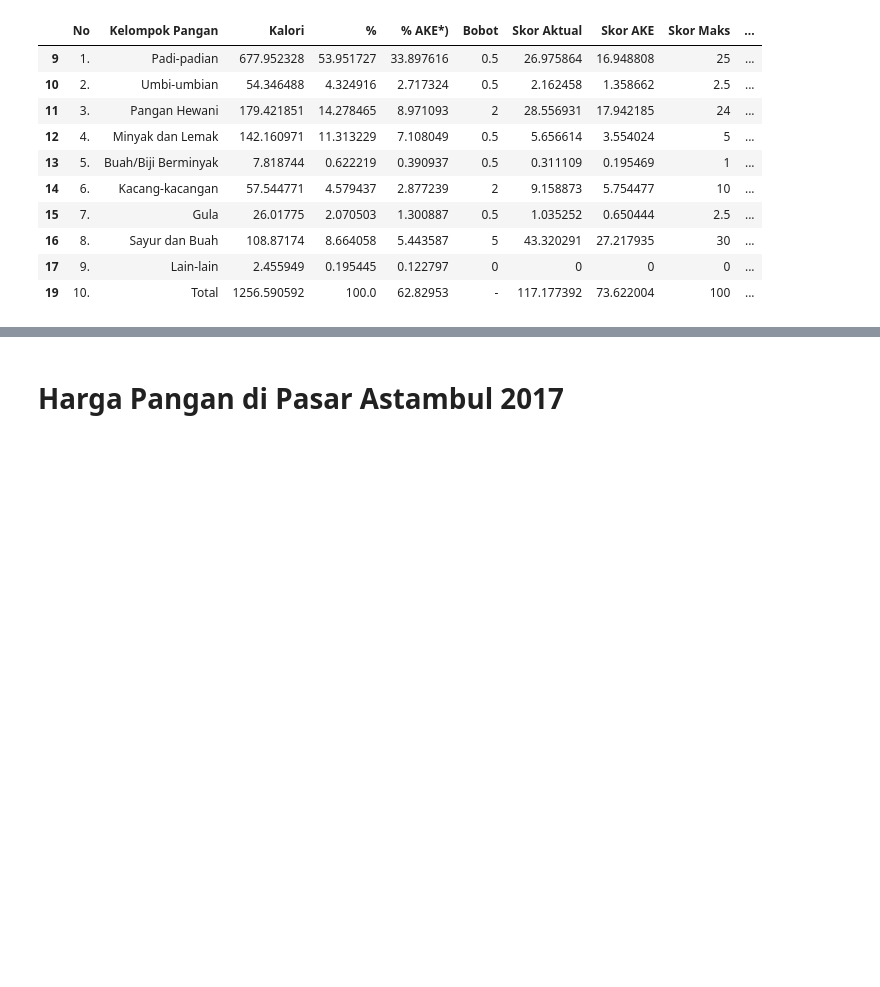
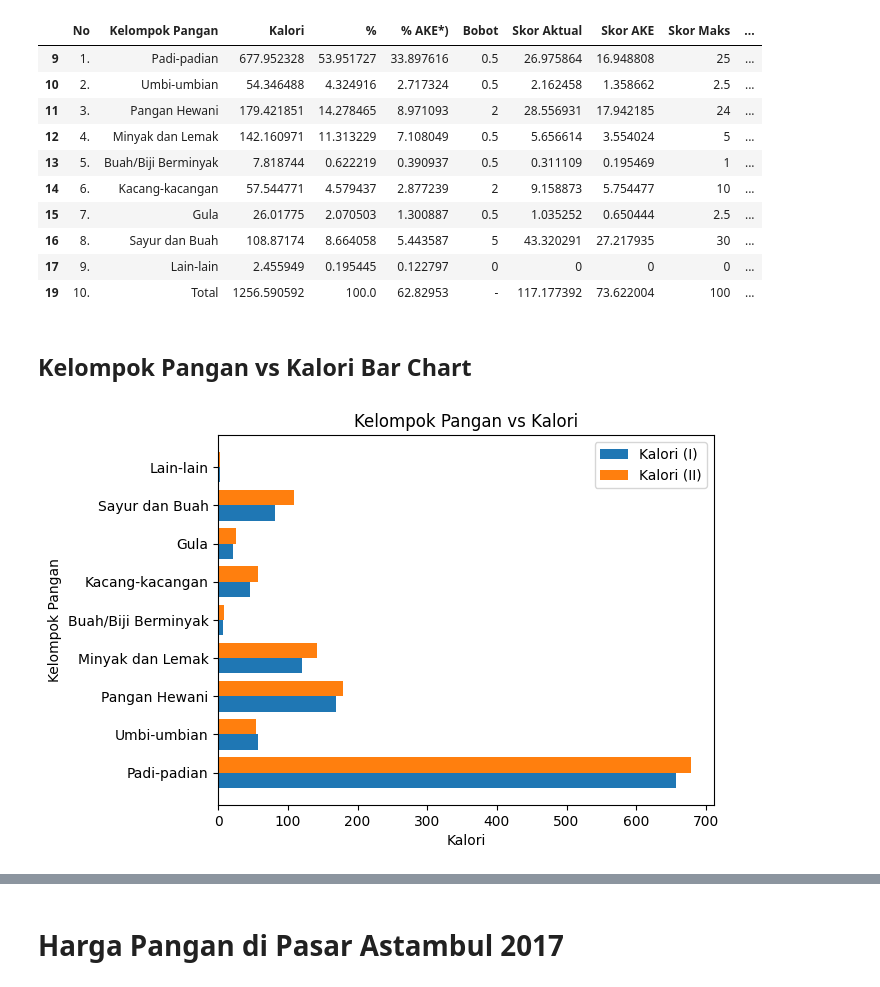
Before and after one commit to StefannusChristian/Data-Mining, a Jupyter notebook: Hands On 3 Studi Kasus/process_data.ipynb, the cells around one changed output, grey strips where cells are left out. Drawn from its saved outputs; the diff is of its cells as text; code cells hidden in the pictures; blank space fills up the shorter version.

```diff
--- a/Hands On 3 Studi Kasus/process_data.ipynb
+++ b/Hands On 3 Studi Kasus/process_data.ipynb
@@ -230,10 +230,12 @@ def show_skor_pph(excel_file: str,sheet_name: str):
         if (total_row[i] is np.nan): total_row[i] = '-'
     pph_2013_skor_pph_2013 = pph_2013_skor_pph_2013.iloc[:9]
     pph_2013_skor_pph_2013.loc[len(pph_2013_skor_pph_2013)+10] = total_row
-    display(pph_2013_skor_pph_2013)
+#     display(pph_2013_skor_pph_2013)
+    return pph_2013_skor_pph_2013
 
 sheet_name = "Skor PPH(2013-I)"
-show_skor_pph(excel_file,sheet_name)
+df_skor_pph_2013_1 = show_skor_pph(excel_file,sheet_name)
+df_skor_pph_2013_1
 # %% [output]
 |  | No | Kelompok Pangan | Kalori | % | % AKE*) | Bobot | Skor Aktual | Skor AKE | Skor Maks | ... |
 | 9 | 1. | Padi-padian | 656.842084 | 56.735712 | 32.842104 | 0.5 | 28.367856 | 16.421052 | 25 | ... |
@@ -250,7 +252,8 @@ show_skor_pph(excel_file,sheet_name)
 ## Skor PPH(2013-II)
 # %%
 sheet_name = "Skor PPH(2013-II)"
-show_skor_pph(excel_file,sheet_name)
+df_skor_pph_2013_2 = show_skor_pph(excel_file,sheet_name)
+df_skor_pph_2013_2
 # %% [output]
 |  | No | Kelompok Pangan | Kalori | % | % AKE*) | Bobot | Skor Aktual | Skor AKE | Skor Maks | ... |
 | 9 | 1. | Padi-padian | 677.952328 | 53.951727 | 33.897616 | 0.5 | 26.975864 | 16.948808 | 25 | ... |
@@ -263,3 +266,27 @@ show_skor_pph(excel_file,sheet_name)
 | 16 | 8. | Sayur dan Buah | 108.87174 | 8.664058 | 5.443587 | 5 | 43.320291 | 27.217935 | 30 | ... |
 | 17 | 9. | Lain-lain | 2.455949 | 0.195445 | 0.122797 | 0 | 0 | 0 | 0 | ... |
 | 19 | 10. | Total | 1256.590592 | 100.0 | 62.82953 | - | 117.177392 | 73.622004 | 100 | ... |
+# %%
+def show_barplot_2013(x_axis_1: list, x_axis_2: list, y_axis: list, title:str, x_lable:str,y_lable:str):
+    Y_axis = np.arange(len(y_axis))
+
+    plt.barh(Y_axis - 0.2, x_axis_1, 0.4, label = 'Kalori (I)')
+    plt.barh(Y_axis + 0.2, x_axis_2, 0.4, label = 'Kalori (II)')
+
+    plt.yticks(Y_axis, y_axis)
+
+    plt.ylabel(y_lable)
+    plt.xlabel(x_lable)
+
+    plt.title(title)
+    plt.legend()
+    plt.show()
+# %% [markdown]
+## Kelompok Pangan vs Kalori Bar Chart
+# %%
+y_axis = df_skor_pph_2013_2["Kelompok Pangan"].astype(str).tolist()[:-1]
+x_axis_1 = df_skor_pph_2013_1["Kalori"].tolist()[:-1]
+x_axis_2 = df_skor_pph_2013_2["Kalori"].tolist()[:-1]
+show_barplot_2013(x_axis_1, x_axis_2, y_axis, "Kelompok Pangan vs Kalori","Kalori","Kelompok Pangan")
+# %% [output]
+[figure, added]
```
Also changed, not shown: parts of 5 cells of this notebook, 2 other files.
